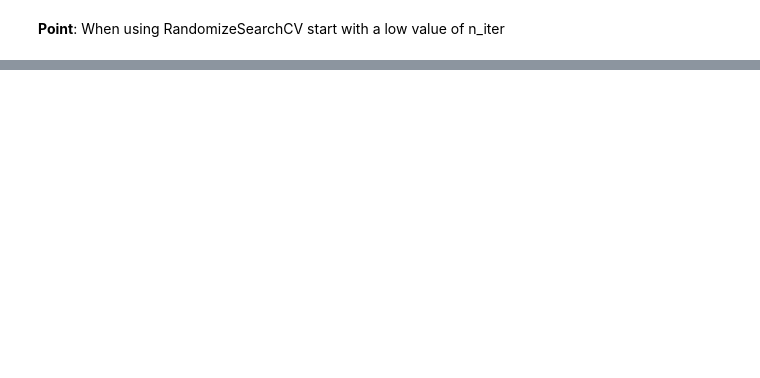
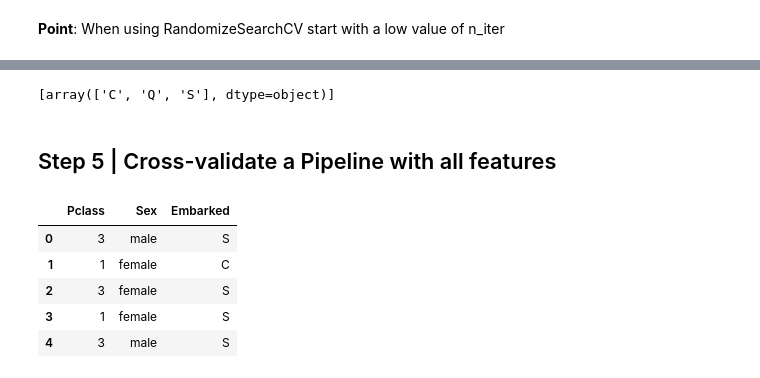
Before and after one commit to HTimasi/Learning-NoteBook, a Jupyter notebook: machin-learning-with-sklearn.ipynb, the cells around one changed output, grey strips where cells are left out. Saved outputs shown, nothing was run; the diff lists cells and outputs as text; code cells hidden in the pictures; blank space fills up the shorter version.

```diff
--- a/machin-learning-with-sklearn.ipynb
+++ b/machin-learning-with-sklearn.ipynb
@@ -1050,0 +1526,16 @@ print(best_scores)
+# %%
+ohe.categories_
+# %% [output]
+[array(['C', 'Q', 'S'], dtype=object)]
+# %% [markdown]
+## Step 5 | Cross-validate a Pipeline with all features
+# %%
+X = df.drop('Survived', axis='columns')
+X.head()
+# %% [output]
+|  | Pclass | Sex | Embarked |
+| 0 | 3 | male | S |
+| 1 | 1 | female | C |
+| 2 | 3 | female | S |
+| 3 | 1 | female | S |
+| 4 | 3 | male | S |
```
Also changed, not shown: parts of 91 cells of this notebook.
